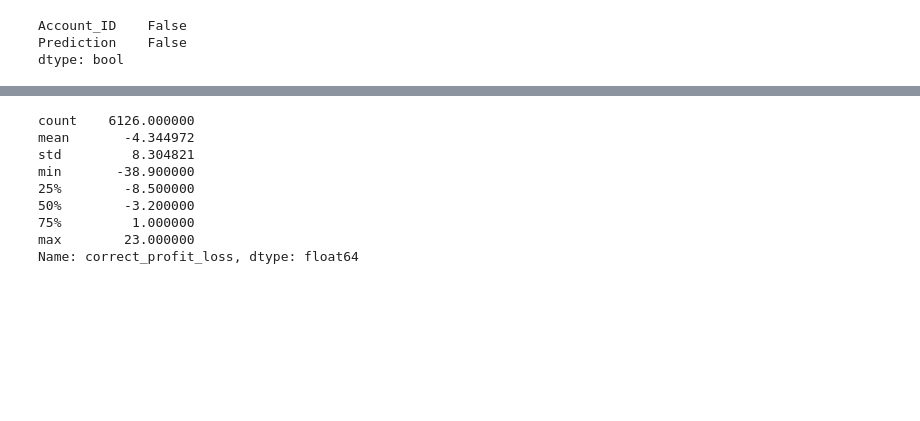
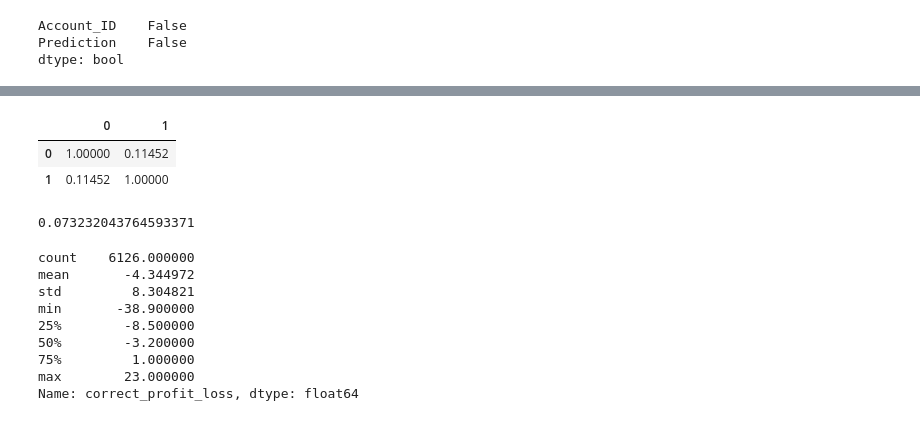
Before and after one commit to emmygold1/kaggle_proj, a Jupyter notebook: datathon2015/more_on_game_history.ipynb, the cells around one changed output, grey strips where cells are left out. Saved outputs shown, nothing was run; the diff lists cells and outputs as text; code cells hidden in the pictures; blank space fills up the shorter version.

Commit message:
datathon2015: game history investigation added attempt to study game counting and bet size correlations.

```diff
--- a/datathon2015/more_on_game_history.ipynb
+++ b/datathon2015/more_on_game_history.ipynb
@@ -189,0 +202,2 @@ win_loss2 = win_loss1_by_account.sum()
+# %%
+semi_sub.loc[:, 'total'] = semi_sub['TRANSACTION_COUNT'] * semi_sub['AVG_BET_SIZE']
@@ -189,0 +215,12 @@ win_loss2 = win_loss1_by_account.sum()
+# %%
+semi_sub_by_account = semi_sub.groupby('Account_ID')
+# %%
+new_avg = semi_sub_by_account['total'].sum() / semi_sub_by_account['TRANSACTION_COUNT'].sum()
+# %%
+new_avg = pd.concat([new_avg, win_loss2], axis=1)
+# %%
+new_avg.corr()
+# %% [output]
+|  | 0 | 1 |
+| 0 | 1.00000 | 0.11452 |
+| 1 | 0.11452 | 1.00000 |
@@ -190,3 +229,7 @@ win_loss2 = win_loss1_by_account.sum()
+# %%
+new_max.corr(win_loss2)
+# %% [output]
+0.073232043764593371
 # %%
 win_loss2 = win_loss2.loc[submit.Account_ID.tolist()]
 # %%
```
Also changed, not shown: parts of 4 cells of this notebook.
